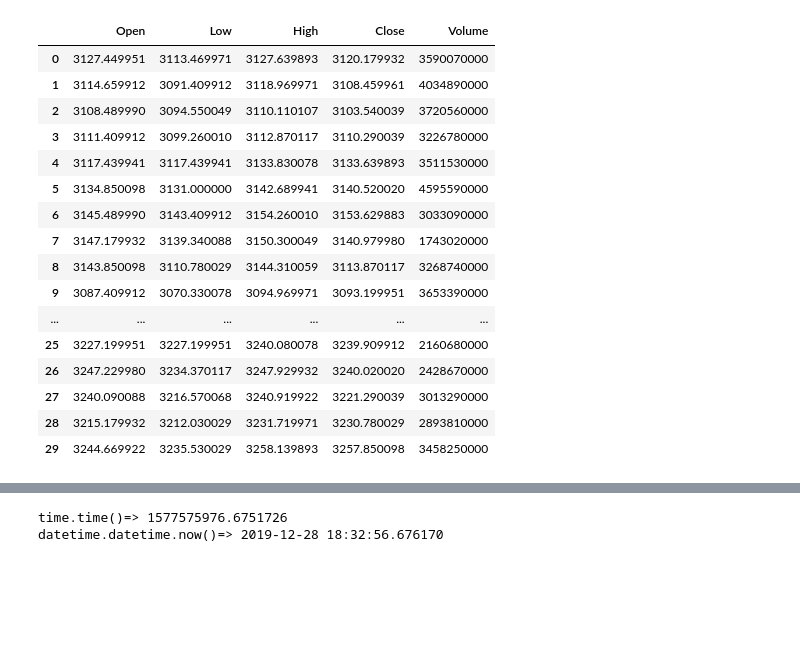
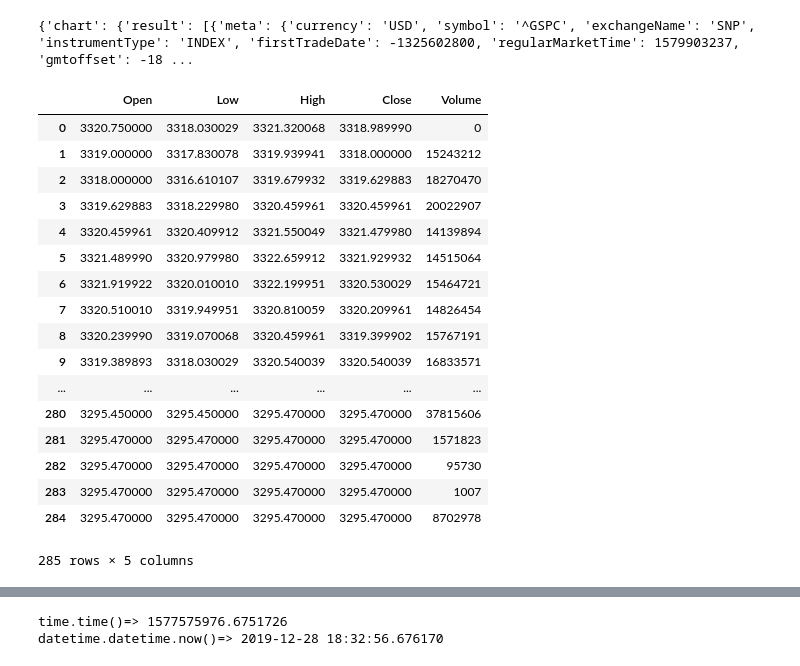
Before and after one commit to mazecore/Py_algotrader, a Jupyter notebook: TradingBot.ipynb, the cells around one changed output, grey strips where cells are left out. Cells and saved outputs as stored; diff of their text form; code cells hidden in the pictures; blank space fills up the shorter version.

```diff
--- a/TradingBot.ipynb
+++ b/TradingBot.ipynb
@@ -26,14 +26,20 @@ maPortfolio = 25000
 maCash = 25000
 
 url = "https://query1.finance.yahoo.com/v8/finance/chart/%5EGSPC?symbol=%5EGSPC&period1={}&period2={}&interval={}&includePrePost=true&events=div%7Csplit%7Cearn&lang=en-US&region=US&crumb=ED2zlWJHcMa&corsDomain=finance.yahoo.com"
+monthAgo = time.time() - 2419200
+weekAgo = time.time() - 386329
 
-r = requests.get(url.format('1574186393', now, '1d'))
+r = requests.get(url.format(str(weekAgo).split('.')[0], now, '5m'))
 
+# r = requests.get(url.format(str(monthAgo).split('.')[0], now, '30m'))
 # r = requests.get("""https://query1.finance.yahoo.com/v8/finance/chart/%5EGSPC?symbol=%5EGSPC&period1=1574186393&period2=1576778393&interval=30m&includePrePost=true&events=div%7Csplit%7Cearn&lang=en-US&region=US&crumb=ED2zlWJHcMa&corsDomain=finance.yahoo.com
 # """)
 yahoo = r.json()
+print(yahoo)
 time = yahoo["chart"]["result"][0]["timestamp"]
 quote = yahoo["chart"]["result"][0]["indicators"]["quote"][0]
+# %% [output]
+{'chart': {'result': [{'meta': {'currency': 'USD', 'symbol': '^GSPC', 'exchangeName': 'SNP', 'instrumentType': 'INDEX', 'firstTradeDate': -1325602800, 'regularMarketTime': 1579903237, 'gmtoffset': -18 ...
 # %%
 def ROC(df, n, price='Close'):
     """
@@ -51,49 +57,84 @@ def MFI2(df, n):
     PP = (df['High'] + df['Low'] + df['Close']) / 3
     i = 0
     PosMF = [0]
     while i < len(df) - 1:  # df.index[-1]:
         if PP[i + 1] > PP[i]:
             PosMF.append(PP[i + 1] * df.iat[i + 1, df.columns.get_loc('Volume')])
         else:
             PosMF.append(0)
         i=i + 1
     PosMF = pd.Series(PosMF)
     TotMF = PP * df['Volume']
     MFR = pd.Series(PosMF / TotMF)
     result = pd.Series(MFR.rolling(n).mean(), name='MFI_' + str(n))
     return result
 
+def RSI(df, n):
+    """
+    Relative Strength Index
+    """
+    i = 0
+    UpI = [0]
+    DoI = [0]
+    while i + 1 <= len(df) - 1:  # df.index[-1]
+        UpMove = df.iat[i + 1, df.columns.get_loc('High')] - df.iat[i, df.columns.get_loc('High')]
+        DoMove = df.iat[i, df.columns.get_loc('Low')] - df.iat[i + 1, df.columns.get_loc('Low')]
+        if UpMove > DoMove and UpMove > 0:
+            UpD = UpMove
+        else:
+            UpD = 0
+        UpI.append(UpD)
+        if DoMove > UpMove and DoMove > 0:
+            DoD = DoMove
+        else:
+            DoD = 0
+        DoI.append(DoD)
+        i = i + 1
+    UpI = pd.Series(UpI)
+    DoI = pd.Series(DoI)
+    PosDI = pd.Series(UpI.ewm(span=n, min_periods=n - 1).mean())
+    NegDI = pd.Series(DoI.ewm(span=n, min_periods=n - 1).mean())
+    result = pd.Series(PosDI / (PosDI + NegDI), name='RSI_' + str(n))
+    return result
+
+def STDDEV(df, n):
+    """
+    Standard Deviation
+    """
+    result = pd.Series(df['Close'].rolling(n).std(), name='STD_' + str(n))
+    return result
 
 # intialise data of lists.
 data = {'Open': quote['open'] ,
         'Low': quote['low'] ,
         'High': quote['high'],
         'Close': quote['close'],
         'Volume': quote['volume']}
 
 # Create DataFrame
 df = pd.DataFrame(data)
 
 # Print the output.
 df
 # %% [output]
 |  | Open | Low | High | Close | Volume |
-| 0 | 3127.449951 | 3113.469971 | 3127.639893 | 3120.179932 | 3590070000 |
-| 1 | 3114.659912 | 3091.409912 | 3118.969971 | 3108.459961 | 4034890000 |
-| 2 | 3108.489990 | 3094.550049 | 3110.110107 | 3103.540039 | 3720560000 |
-| 3 | 3111.409912 | 3099.260010 | 3112.870117 | 3110.290039 | 3226780000 |
-| 4 | 3117.439941 | 3117.439941 | 3133.830078 | 3133.639893 | 3511530000 |
-| 5 | 3134.850098 | 3131.000000 | 3142.689941 | 3140.520020 | 4595590000 |
-| 6 | 3145.489990 | 3143.409912 | 3154.260010 | 3153.629883 | 3033090000 |
-| 7 | 3147.179932 | 3139.340088 | 3150.300049 | 3140.979980 | 1743020000 |
-| 8 | 3143.850098 | 3110.780029 | 3144.310059 | 3113.870117 | 3268740000 |
-| 9 | 3087.409912 | 3070.330078 | 3094.969971 | 3093.199951 | 3653390000 |
+| 0 | 3320.750000 | 3318.030029 | 3321.320068 | 3318.989990 | 0 |
+| 1 | 3319.000000 | 3317.830078 | 3319.939941 | 3318.000000 | 15243212 |
+| 2 | 3318.000000 | 3316.610107 | 3319.679932 | 3319.629883 | 18270470 |
+| 3 | 3319.629883 | 3318.229980 | 3320.459961 | 3320.459961 | 20022907 |
+| 4 | 3320.459961 | 3320.409912 | 3321.550049 | 3321.479980 | 14139894 |
+| 5 | 3321.489990 | 3320.979980 | 3322.659912 | 3321.929932 | 14515064 |
+| 6 | 3321.919922 | 3320.010010 | 3322.199951 | 3320.530029 | 15464721 |
+| 7 | 3320.510010 | 3319.949951 | 3320.810059 | 3320.209961 | 14826454 |
+| 8 | 3320.239990 | 3319.070068 | 3320.459961 | 3319.399902 | 15767191 |
+| 9 | 3319.389893 | 3318.030029 | 3320.540039 | 3320.540039 | 16833571 |
 | ... | ... | ... | ... | ... | ... |
-| 25 | 3227.199951 | 3227.199951 | 3240.080078 | 3239.909912 | 2160680000 |
-| 26 | 3247.229980 | 3234.370117 | 3247.929932 | 3240.020020 | 2428670000 |
-| 27 | 3240.090088 | 3216.570068 | 3240.919922 | 3221.290039 | 3013290000 |
-| 28 | 3215.179932 | 3212.030029 | 3231.719971 | 3230.780029 | 2893810000 |
-| 29 | 3244.669922 | 3235.530029 | 3258.139893 | 3257.850098 | 3458250000 |
+| 280 | 3295.450000 | 3295.450000 | 3295.470000 | 3295.470000 | 37815606 |
+| 281 | 3295.470000 | 3295.470000 | 3295.470000 | 3295.470000 | 1571823 |
+| 282 | 3295.470000 | 3295.470000 | 3295.470000 | 3295.470000 | 95730 |
+| 283 | 3295.470000 | 3295.470000 | 3295.470000 | 3295.470000 | 1007 |
+| 284 | 3295.470000 | 3295.470000 | 3295.470000 | 3295.470000 | 8702978 |
+285 rows × 5 columns
 # %%
 # mf = MFI(df, 14)
 mfi = MFI2(df, 14)
```
Also changed, not shown: parts of 6 cells of this notebook, 4 other files.
